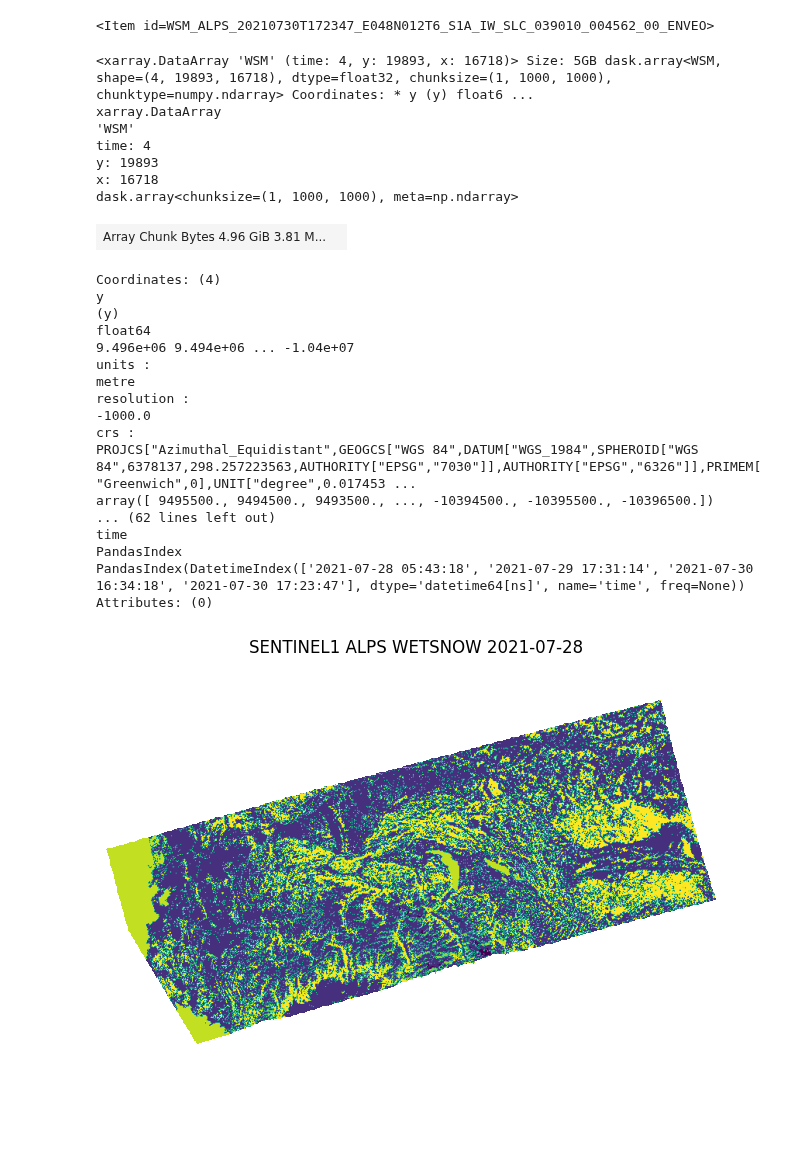
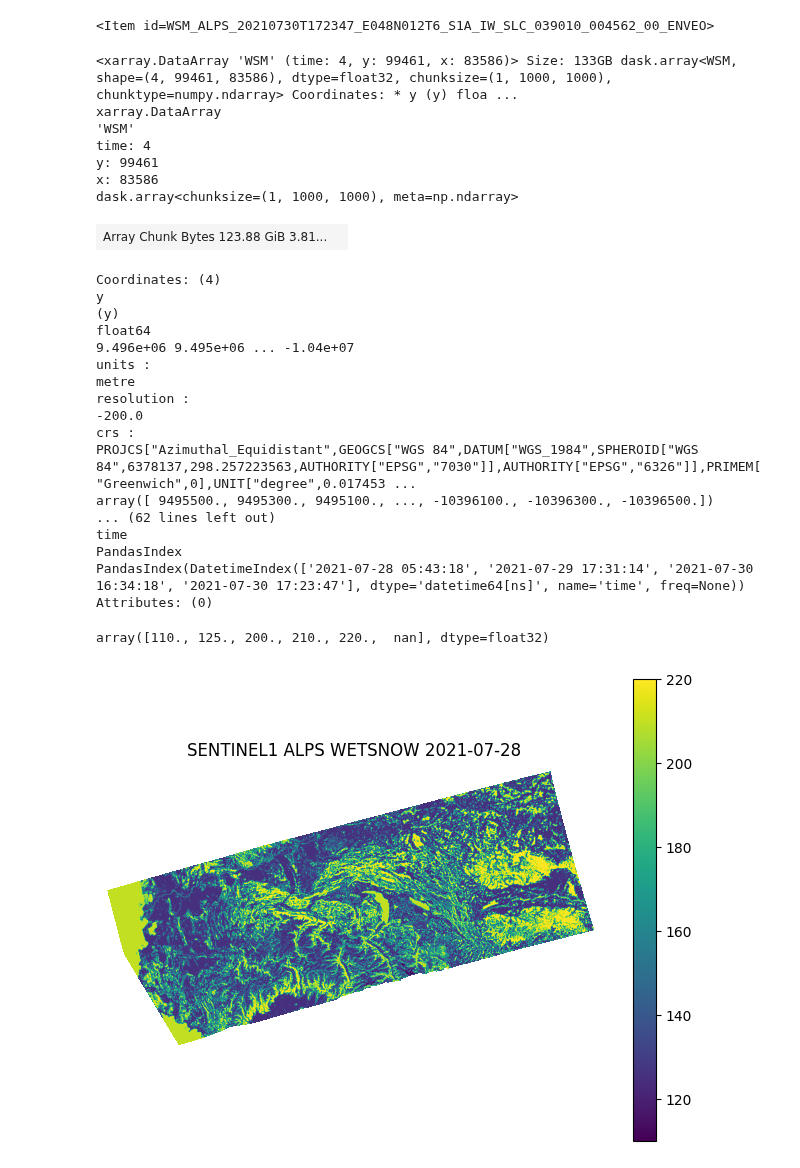
Before and after one commit to eodcgmbh/eodc-examples, a Jupyter notebook: tutorials/wetsnow-explorer.ipynb, the cells around one changed output. Drawn from its saved outputs; the diff is of its cells as text; code cells hidden in the pictures; blank space fills up the shorter version.

Commit message:
add wetsnow example notebook, plot data from stac load

```diff
--- a/tutorials/wetsnow-explorer.ipynb
+++ b/tutorials/wetsnow-explorer.ipynb
@@ -41,7 +41,7 @@ result_items[0]
 <Item id=WSM_ALPS_20210730T172347_E048N012T6_S1A_IW_SLC_039010_004562_00_ENVEO>
 # %%
 crs = pyproj.CRS.from_wkt("PROJCS[\"Azimuthal_Equidistant\",GEOGCS[\"WGS 84\",DATUM[\"WGS_1984\",SPHEROID[\"WGS 84\",6378137,298.257223563,AUTHORITY[\"EPSG\",\"7030\"]],AUTHORITY[\"EPSG\",\"6326\"]],PRIMEM[\"Greenwich\",0],UNIT[\"degree\",0.0174532925199433],AUTHORITY[\"EPSG\",\"4326\"]],PROJECTION[\"Azimuthal_Equidistant\"],PARAMETER[\"false_easting\",4340913.84808],PARAMETER[\"false_northing\",4812712.92347],PARAMETER[\"longitude_of_center\",94.0],PARAMETER[\"latitude_of_center\",47.0],UNIT[\"metre\",1,AUTHORITY[\"EPSG\",\"9001\"]]]")
-resolution = 1000
+resolution = 200
 # crs = pyproj.CRS("epsg:4326")
 # resolution = 0.0009
 
@@ -57,40 +57,47 @@ wsm = data.WSM
 
 wsm
 # %% [output]
-<xarray.DataArray 'WSM' (time: 4, y: 19893, x: 16718)> Size: 5GB dask.array<WSM, shape=(4, 19893, 16718), dtype=float32, chunksize=(1, 1000, 1000), chunktype=numpy.ndarray> Coordinates: * y (y) float6 ...
+<xarray.DataArray 'WSM' (time: 4, y: 99461, x: 83586)> Size: 133GB dask.array<WSM, shape=(4, 99461, 83586), dtype=float32, chunksize=(1, 1000, 1000), chunktype=numpy.ndarray> Coordinates: * y (y) floa ...
 xarray.DataArray
 'WSM'
 time: 4
-y: 19893
-x: 16718
+y: 99461
+x: 83586
 dask.array<chunksize=(1, 1000, 1000), meta=np.ndarray>
-| Array Chunk Bytes 4.96 GiB 3.81 M... |  |
+| Array Chunk Bytes 123.88 GiB 3.81... |  |
 Coordinates: (4)
 y
 (y)
 float64
-9.496e+06 9.494e+06 ... -1.04e+07
+9.496e+06 9.495e+06 ... -1.04e+07
 units :
 metre
 resolution :
--1000.0
+-200.0
 crs :
 PROJCS["Azimuthal_Equidistant",GEOGCS["WGS 84",DATUM["WGS_1984",SPHEROID["WGS 84",6378137,298.257223563,AUTHORITY["EPSG","7030"]],AUTHORITY["EPSG","6326"]],PRIMEM["Greenwich",0],UNIT["degree",0.017453 ...
-array([ 9495500., 9494500., 9493500., ..., -10394500., -10395500., -10396500.])
+array([ 9495500., 9495300., 9495100., ..., -10396100., -10396300., -10396500.])
 ... (62 lines left out)
 time
 PandasIndex
 PandasIndex(DatetimeIndex(['2021-07-28 05:43:18', '2021-07-29 17:31:14', '2021-07-30 16:34:18', '2021-07-30 17:23:47'], dtype='datetime64[ns]', name='time', freq=None))
 Attributes: (0)
+# %%
+unique, counts = np.unique(wsm[0, 4450:6800, 0:4000], return_counts=True)
+
+unique
+# %% [output]
+array([110., 125., 200., 210., 220.,  nan], dtype=float32)
 # %%
 collection_name = collection.replace("_", " ")
 t = 0
 
 plt.figure(figsize=(8,6))
-plt.imshow(wsm.isel(time=t)[850:1400, :800])
+plt.imshow(wsm[t, 4450:6800, 0:4000])
 time = np.datetime64(wsm['time'].values[t], "D")
 plt.title(f"{collection_name} {time}")
 plt.axis("off")
+plt.colorbar()
 plt.show()
 # %% [output]
-[figure, old version]
+[figure, new version]
```
